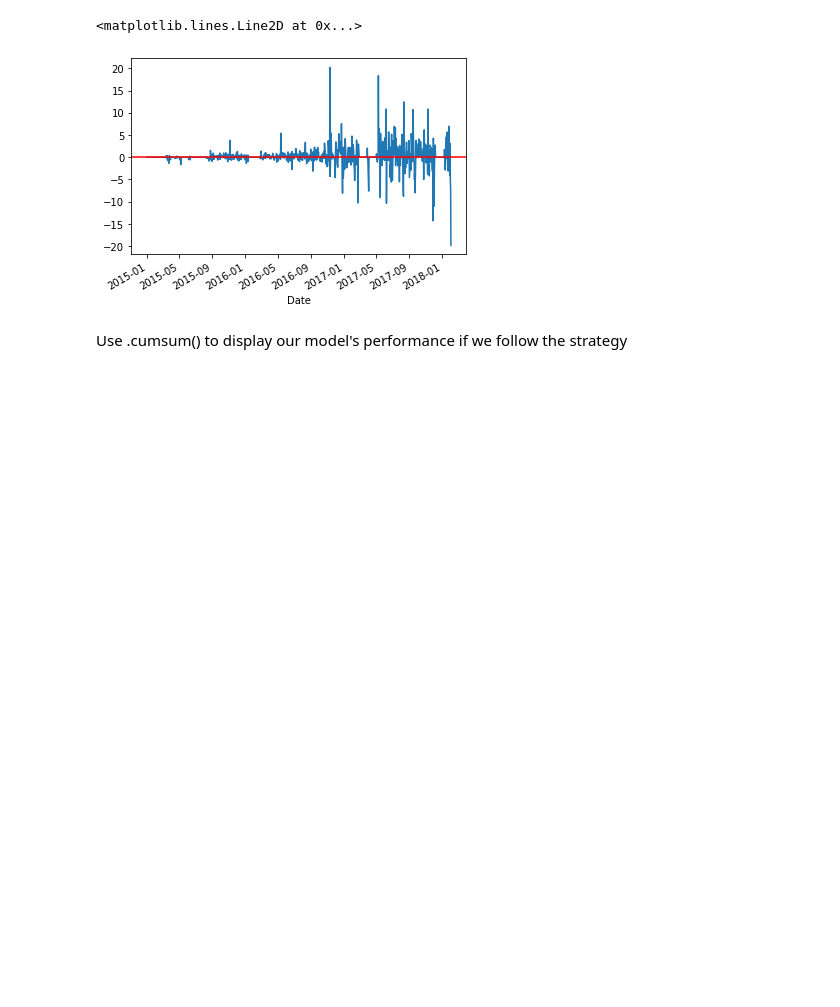
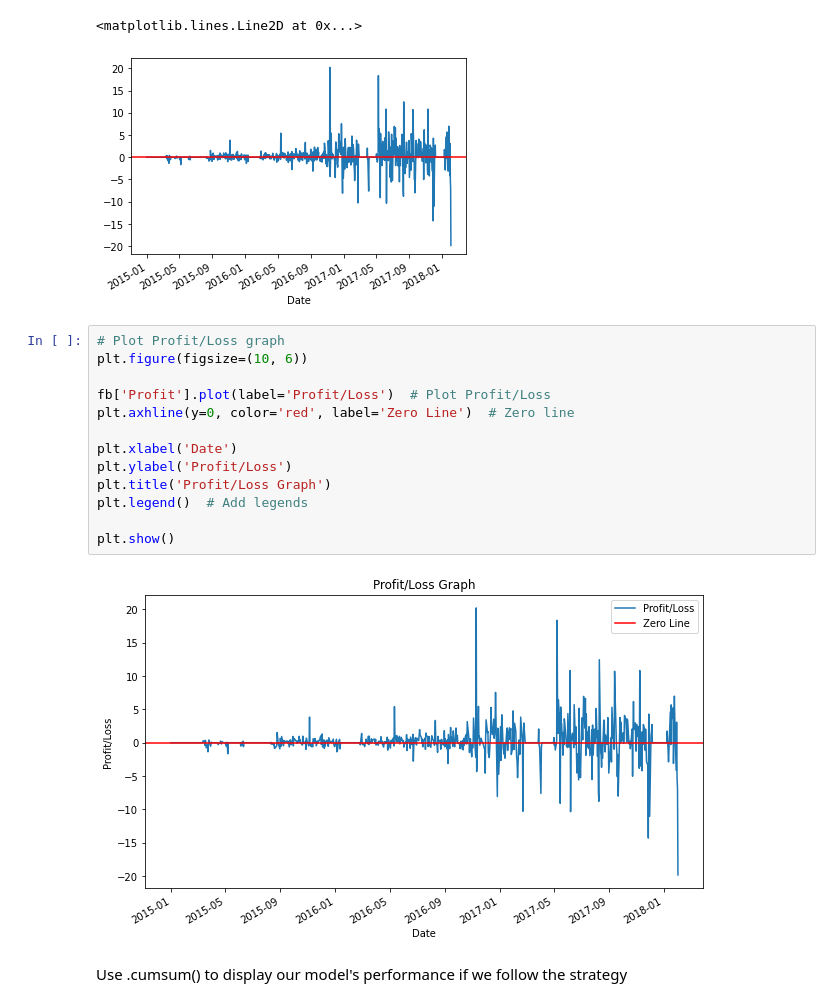
Before and after one commit to asavoullis/Python_Projects_2023, a Jupyter notebook: Python_and_Statistics_for_Financial_Analysis/Facebook_and_Microsoft_Analysis.ipynb, the cells around one changed output. Cells and saved outputs as stored; diff of their text form; blank space fills up the shorter version.

```diff
--- a/Python_and_Statistics_for_Financial_Analysis/Facebook_and_Microsoft_Analysis.ipynb
+++ b/Python_and_Statistics_for_Financial_Analysis/Facebook_and_Microsoft_Analysis.ipynb
@@ -735,6 +735,21 @@ plt.axhline(y=0, color='red')
 # %% [output]
 <matplotlib.lines.Line2D at 0x...>
 [figure]
+# %%
+# Plot Profit/Loss graph
+plt.figure(figsize=(10, 6))
+
+fb['Profit'].plot(label='Profit/Loss')  # Plot Profit/Loss
+plt.axhline(y=0, color='red', label='Zero Line')  # Zero line
+
+plt.xlabel('Date')
+plt.ylabel('Profit/Loss')
+plt.title('Profit/Loss Graph')
+plt.legend()  # Add legends
+
+plt.show()
+# %% [output]
+[figure, added]
 # %% [markdown]
 Use .cumsum() to display our model's performance if we follow the strategy
 # %%
```
Also changed, not shown: parts of 11 cells of this notebook.
